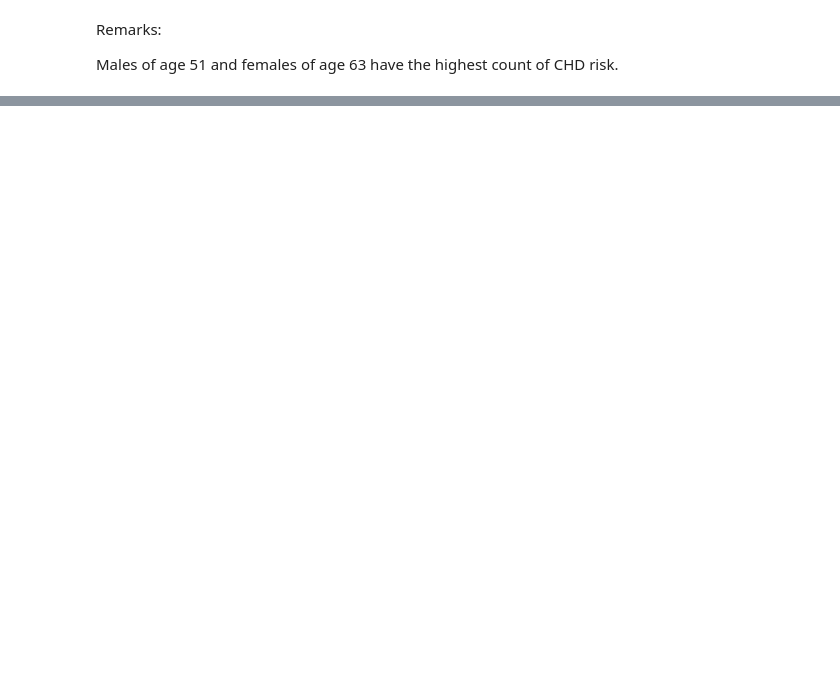
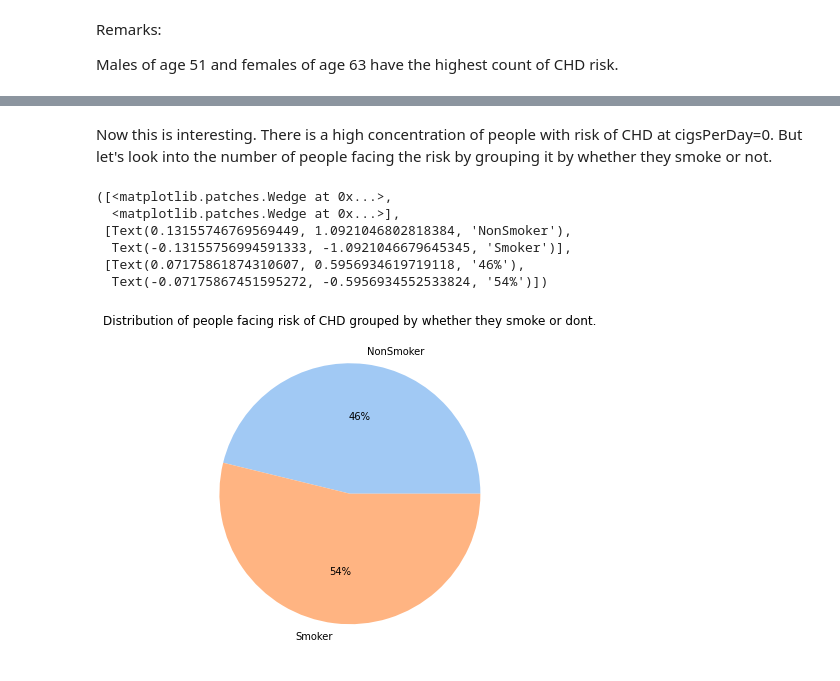
Before and after one commit to cpvivek/Coronary-Heart-Disease-Risk-Prediction, a Jupyter notebook: Capstone_Project_ML_Classification_Cardiovascular_Disease_Risk.ipynb, the cells around one changed output, grey strips where cells are left out. Drawn from its saved outputs; the diff is of its cells as text; code cells hidden in the pictures; blank space fills up the shorter version.

```diff
--- a/Capstone_Project_ML_Classification_Cardiovascular_Disease_Risk.ipynb
+++ b/Capstone_Project_ML_Classification_Cardiovascular_Disease_Risk.ipynb
@@ -241,0 +260,17 @@ Name: TenYearCHD, dtype: int64
+# %% [markdown]
+Now this is interesting. There is a high concentration of people with risk of CHD at cigsPerDay=0.
+But let's look into the number of people facing the risk by grouping it by whether they smoke or not.
+# %%
+cig_risk2=df.groupby('is_smoking')['TenYearCHD'].sum().reset_index()
+plt.figure(figsize=(15,6))
+colors = sns.color_palette('pastel')[0:5]
+plt.title('Distribution of people facing risk of CHD grouped by whether they smoke or dont.')
+plt.pie(cig_risk2['TenYearCHD'],labels=['NonSmoker','Smoker'],colors = colors, autopct='%.0f%%')
+# %% [output]
+([<matplotlib.patches.Wedge at 0x...>,
+  <matplotlib.patches.Wedge at 0x...>],
+ [Text(0.13155746769569449, 1.0921046802818384, 'NonSmoker'),
+  Text(-0.13155756994591333, -1.0921046679645345, 'Smoker')],
+ [Text(0.07175861874310607, 0.5956934619719118, '46%'),
+  Text(-0.07175867451595272, -0.5956934552533824, '54%')])
+[figure, added]
```
Also changed, not shown: parts of 40 cells of this notebook.
